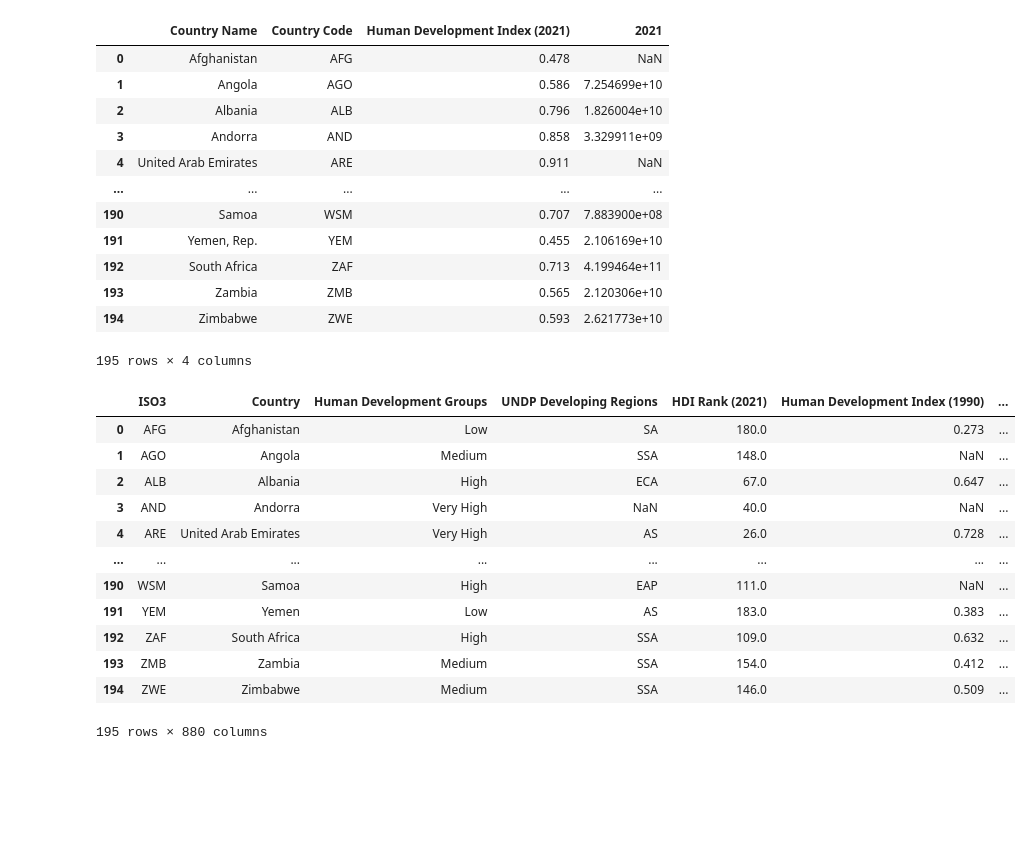
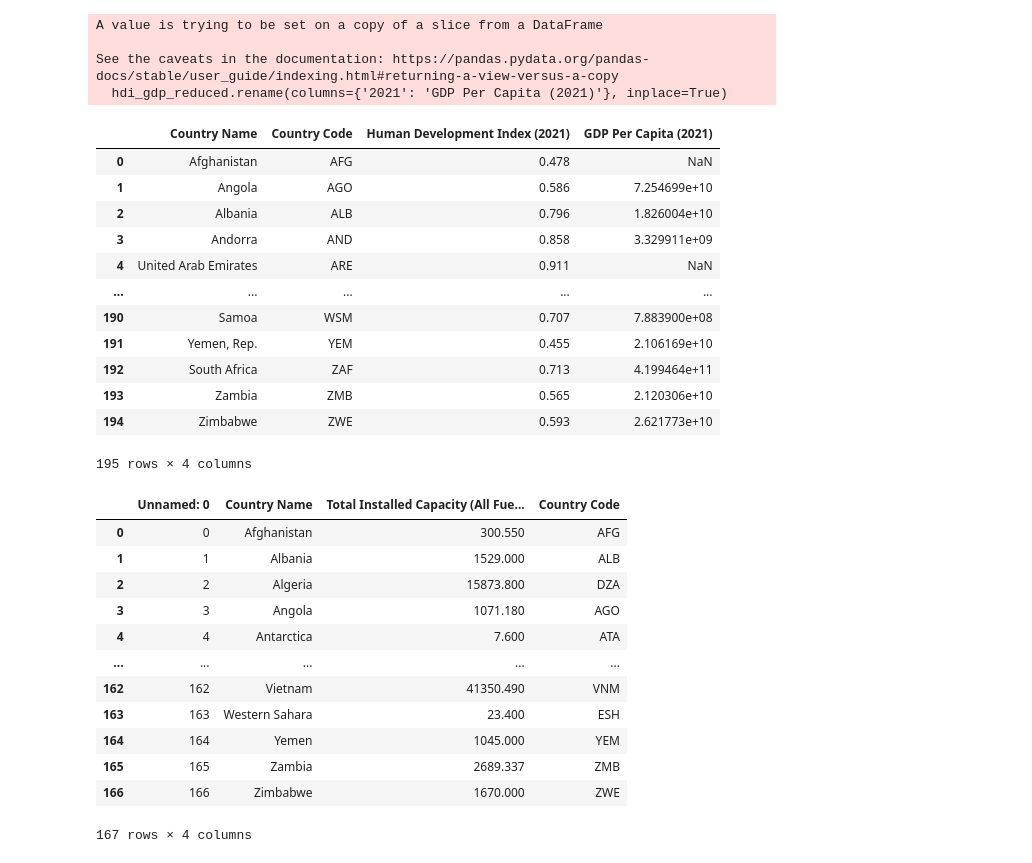
Before and after one commit to snavarroroby/Project-1-g3, a Jupyter notebook: Regression_analysis.ipynb, the cells around one changed output. Saved outputs shown, nothing was run; the diff lists cells and outputs as text; code cells hidden in the pictures; blank space fills up the shorter version.

```diff
--- a/Regression_analysis.ipynb
+++ b/Regression_analysis.ipynb
@@ -41,8 +60,14 @@ gdp_hdi_data.head(50)
 # %%
 hdi_gdp_reduced = gdp_hdi_data[["Country Name","Country Code", "Human Development Index (2021)","2021"]]
+hdi_gdp_reduced.rename(columns={'2021': 'GDP Per Capita (2021)'}, inplace=True)
+
 hdi_gdp_reduced
 # %% [output]
+A value is trying to be set on a copy of a slice from a DataFrame
+
+See the caveats in the documentation: https://pandas.pydata.org/pandas-docs/stable/user_guide/indexing.html#returning-a-view-versus-a-copy
+  hdi_gdp_reduced.rename(columns={'2021': 'GDP Per Capita (2021)'}, inplace=True)
-|  | Country Name | Country Code | Human Development Index (2021) | 2021 |
+|  | Country Name | Country Code | Human Development Index (2021) | GDP Per Capita (2021) |
 | 0 | Afghanistan | AFG | 0.478 | NaN |
 | 1 | Angola | AGO | 0.586 | 7.254699e+10 |
 | 2 | Albania | ALB | 0.796 | 1.826004e+10 |
@@ -54,20 +79,24 @@ hdi_gdp_reduced
 | 192 | South Africa | ZAF | 0.713 | 4.199464e+11 |
 | 193 | Zambia | ZMB | 0.565 | 2.120306e+10 |
 | 194 | Zimbabwe | ZWE | 0.593 | 2.621773e+10 |
-195 rows × 4 columns
+195 rows × 4 columns
 # %%
-hdi_data
+#Rename columns in dataframe containing total installed power generation capacity for each country
+total_capacity_data
+total_capacity_data.rename(columns={'country_long':'Country Name',
+                                    'total_fuel_types': 'Total Installed Capacity (All Fuel Types)',}, inplace=True)
+total_capacity_data
 # %% [output]
-|  | ISO3 | Country | Human Development Groups | UNDP Developing Regions | HDI Rank (2021) | Human Development Index (1990) | ... |
-| 0 | AFG | Afghanistan | Low | SA | 180.0 | 0.273 | ... |
-| 1 | AGO | Angola | Medium | SSA | 148.0 | NaN | ... |
-| 2 | ALB | Albania | High | ECA | 67.0 | 0.647 | ... |
-| 3 | AND | Andorra | Very High | NaN | 40.0 | NaN | ... |
-| 4 | ARE | United Arab Emirates | Very High | AS | 26.0 | 0.728 | ... |
-| ... | ... | ... | ... | ... | ... | ... | ... |
-| 190 | WSM | Samoa | High | EAP | 111.0 | NaN | ... |
-| 191 | YEM | Yemen | Low | AS | 183.0 | 0.383 | ... |
-| 192 | ZAF | South Africa | High | SSA | 109.0 | 0.632 | ... |
-| 193 | ZMB | Zambia | Medium | SSA | 154.0 | 0.412 | ... |
-| 194 | ZWE | Zimbabwe | Medium | SSA | 146.0 | 0.509 | ... |
+|  | Unnamed: 0 | Country Name | Total Installed Capacity (All Fue... | Country Code |
+| 0 | 0 | Afghanistan | 300.550 | AFG |
+| 1 | 1 | Albania | 1529.000 | ALB |
+| 2 | 2 | Algeria | 15873.800 | DZA |
+| 3 | 3 | Angola | 1071.180 | AGO |
+| 4 | 4 | Antarctica | 7.600 | ATA |
+| ... | ... | ... | ... | ... |
+| 162 | 162 | Vietnam | 41350.490 | VNM |
+| 163 | 163 | Western Sahara | 23.400 | ESH |
+| 164 | 164 | Yemen | 1045.000 | YEM |
+| 165 | 165 | Zambia | 2689.337 | ZMB |
+| 166 | 166 | Zimbabwe | 1670.000 | ZWE |
-195 rows × 880 columns
+167 rows × 4 columns
```
Also changed, not shown: parts of 11 cells of this notebook, 3 other files.
